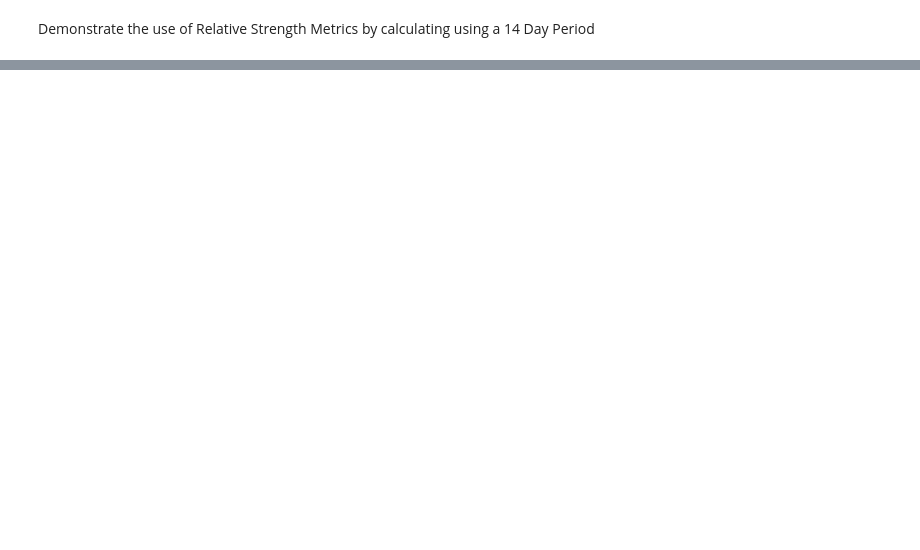
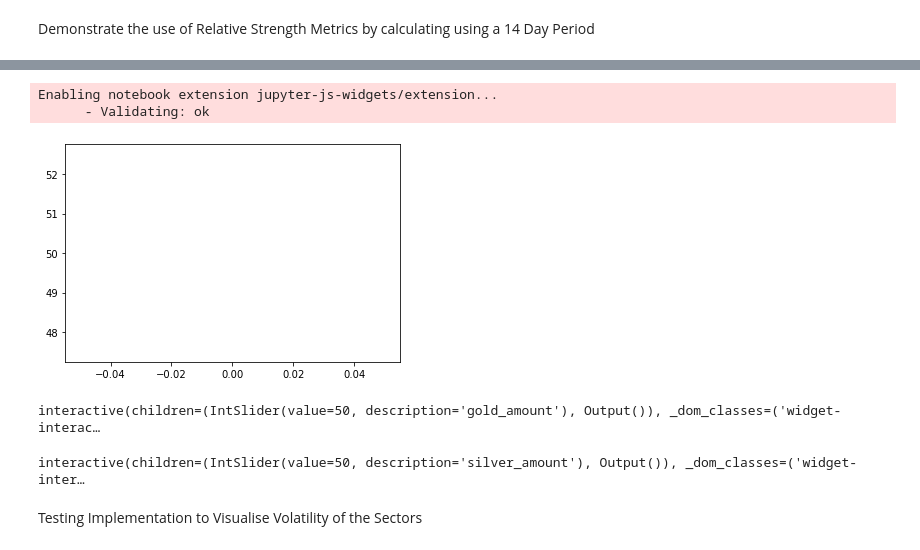
Before and after one commit to milpan/OpenCommodity, a Jupyter notebook: Playground.ipynb, the cells around one changed output, grey strips where cells are left out. Drawn from its saved outputs; the diff is of its cells as text; code cells hidden in the pictures; blank space fills up the shorter version.

```diff
--- a/Playground.ipynb
+++ b/Playground.ipynb
@@ -116,0 +123,22 @@ plt.plot(testrsi)
+# %%
+!jupyter nbextension enable --py widgetsnbextension
+rsisilver_var = 50
+rsigold_var = 50
+x, = plt.plot(50)
+@interact(gold_amount=(0, 100))
+def double_number(gold_amount):
+    rsigold_var = relative_strength_index(reference * gold_amount, 14)
+    average_rsi = (rsigold_var+rsisilver_var)/2
+    x.set_data(average_rsi)
+@interact(silver_amount=(0, 100))
+def double_number(silver_amount):
+    rsisilver_var = relative_strength_index(symbolhistory[0] * silver_amount, 14)
+    average_rsi = (rsigold_var+rsisilver_var)/2
+# %% [output]
+Enabling notebook extension jupyter-js-widgets/extension...
+      - Validating: ok
+[figure, added]
+interactive(children=(IntSlider(value=50, description='gold_amount'), Output()), _dom_classes=('widget-interac…
+interactive(children=(IntSlider(value=50, description='silver_amount'), Output()), _dom_classes=('widget-inter…
+# %% [markdown]
+Testing Implementation to Visualise Volatility of the Sectors
```
Also changed, not shown: parts of 8 cells of this notebook, 4 other files.
